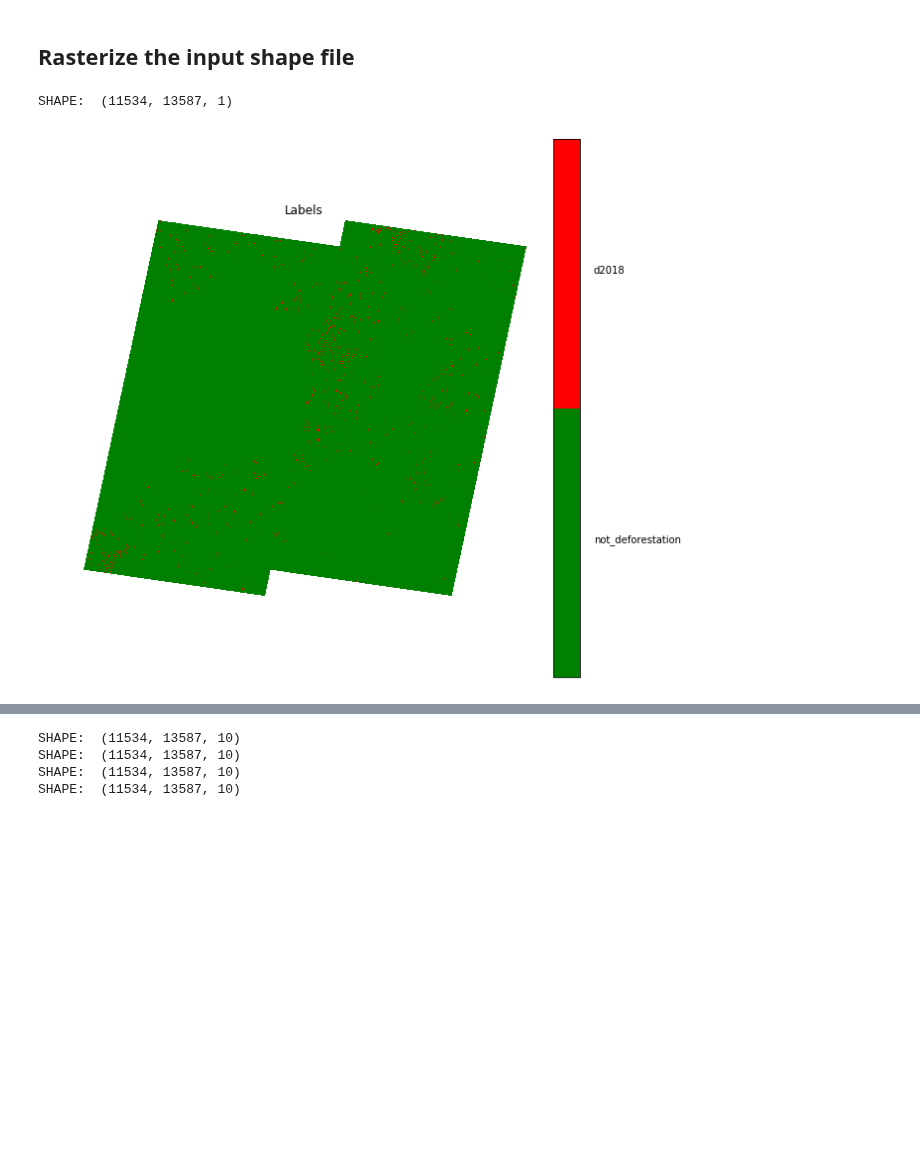
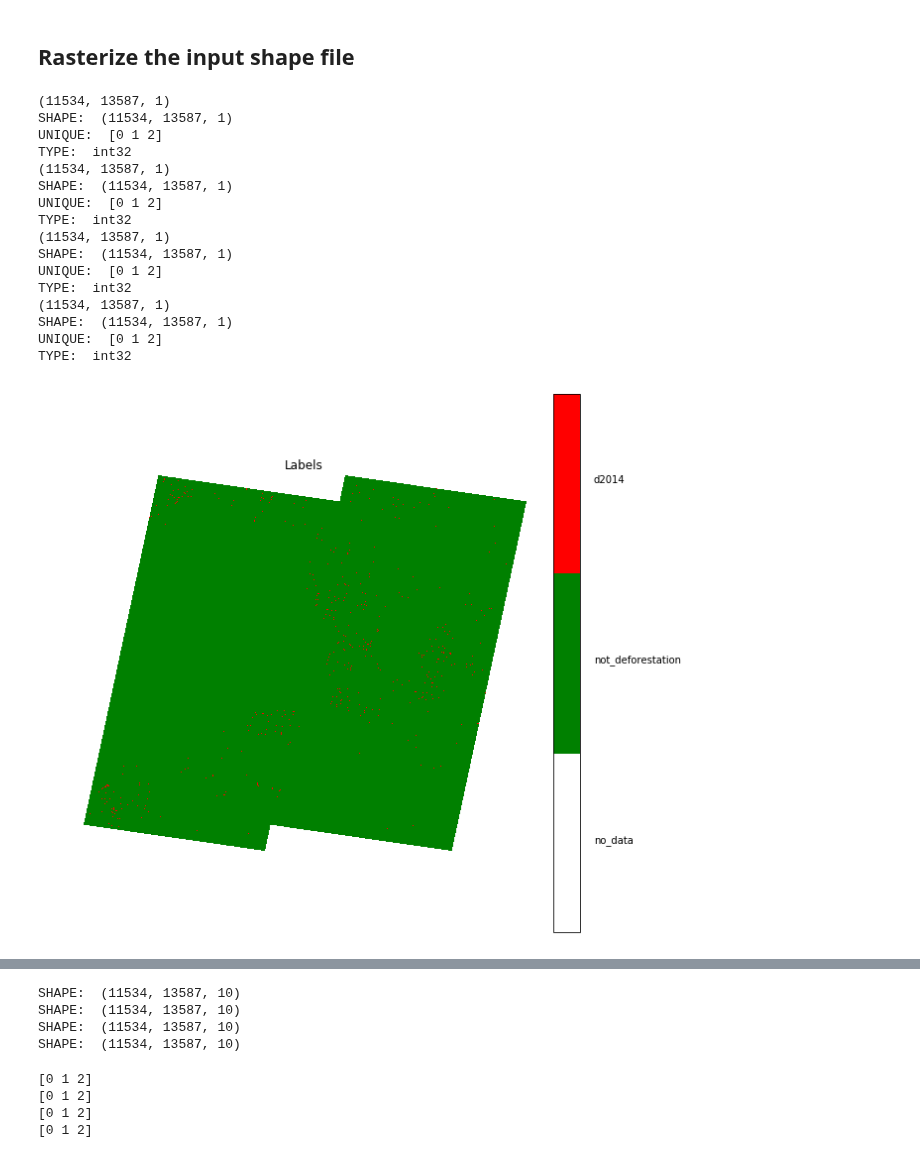
Before and after one commit to rvmaretto/deepgeo, a Jupyter notebook: notebooks/paper_deforestation_2018/generate_dataset_paper-timestack.ipynb, the cells around one changed output, grey strips where cells are left out. Drawn from its saved outputs; the diff is of its cells as text; code cells hidden in the pictures; blank space fills up the shorter version.

```diff
--- a/notebooks/paper_deforestation_2018/generate_dataset_paper-timestack.ipynb
+++ b/notebooks/paper_deforestation_2018/generate_dataset_paper-timestack.ipynb
@@ -32,13 +32,14 @@ reload(vis)
 # Input Files
 DATA_DIR = "/home/raian/doutorado/Dados/generated"
 shape_file = os.path.join(DATA_DIR, 'Prodes_mosaic.shp')
-raster_files = [#os.path.join(DATA_DIR, "stacked_mosaic_2013_2014.tif"),
-#                 os.path.join(DATA_DIR, "stacked_mosaic_2014_2015.tif"),
-#                 os.path.join(DATA_DIR, "stacked_mosaic_2015_2016.tif"),
-#                 os.path.join(DATA_DIR, "stacked_mosaic_2016_2017.tif")] #,
-                os.path.join(DATA_DIR, "stacked_mosaic_2017_2018.tif")]
+raster_files = [os.path.join(DATA_DIR, "stacked_mosaic_2013_2014.tif"),
+                os.path.join(DATA_DIR, "stacked_mosaic_2014_2015.tif"),
+                os.path.join(DATA_DIR, "stacked_mosaic_2015_2016.tif"),
+                os.path.join(DATA_DIR, "stacked_mosaic_2016_2017.tif")] #,
+#                 os.path.join(DATA_DIR, "stacked_mosaic_2017_2018.tif")]
 
-classes_of_interest = [['d2018']] # ['d2014'], ['d2015'], ['d2016'], ['d2017']] #, ['d2018']]
+classes_of_interest = [['d2014'], ['d2015'], ['d2016'], ['d2017']]
+# classes_of_interest = [['d2018']]
 non_class = "not_deforestation"
 class_column = "class_name"
 class_names = ['not_deforestation', 'deforestation']
@@ -46,11 +47,11 @@ class_names = ['not_deforestation', 'deforestation']
 # Output Files
 output_path = DATA_DIR
 # fs.mkdir(output_path)
-out_labels = [#os.path.join(output_path, 'labels_2014.tif'),
-              #os.path.join(output_path, 'labels_2015.tif'),
-              #os.path.join(output_path, 'labels_2016.tif'),
-              #os.path.join(output_path, 'labels_2017.tif')] #,
-              os.path.join(output_path, 'labels_2018.tif')]
+out_labels = [os.path.join(output_path, 'labels_2014.tif'),
+              os.path.join(output_path, 'labels_2015.tif'),
+              os.path.join(output_path, 'labels_2016.tif'),
+              os.path.join(output_path, 'labels_2017.tif')]
+#               os.path.join(output_path, 'labels_2018.tif')]
 # output_shp = os.path.join(output_path, "new_samples.shp")
 output_ds = os.path.join(output_path, 'dataset_286x286_no_samp_cl-2013-2017')
 ds_file_name = 'dataset'
@@ -60,23 +61,45 @@ chip_size = 286
 # %% [markdown]
 ## Rasterize the input shape file
 # %%
+import gdal
 rasterized_layers = []
 for year in range(0, len(classes_of_interest)):
     rasterizer = rstzr.Rasterizer(shape_file,
                                   raster_files[year],
                                   class_column,
                                   classes_interest=classes_of_interest[year],
                                   non_class_name=non_class)
 
     rasterizer.collect_class_names()
     rasterizer.rasterize_layer()
-    m_class_names = rasterizer.get_class_names()
-#     rasterizer.remove_labels_under_cloud(pos_qa=6, new_label=1)
-    rasterized_layers.append(rasterizer.get_labeled_raster())
+    m_class_names = ['no_data'] + rasterizer.get_class_names()
+    rasterizer.remove_labels_under_cloud(pos_qa=6, new_label=1)
+    print(rasterizer.get_labeled_raster().shape)
     rasterizer.save_labeled_raster_to_gtiff(out_labels[year])
+
+    ds = gdal.Open(out_labels[year])
+    rs = ds.ReadAsArray()
+    rasterized_layers.append(np.expand_dims(rs.astype(np.int32), -1))
     print('SHAPE: ', rasterized_layers[year].shape)
+    print('UNIQUE: ', np.unique(rasterized_layers[year]))
+    print('TYPE: ', rasterized_layers[year].dtype)
 
-    vis.plot_labels(rasterized_layers[year], m_class_names, colors=["green", "red"])
+    vis.plot_labels(rasterized_layers[year], m_class_names, colors=["white", "green", "red"])
 # %% [output]
+(11534, 13587, 1)
 SHAPE:  (11534, 13587, 1)
+UNIQUE:  [0 1 2]
+TYPE:  int32
+(11534, 13587, 1)
+SHAPE:  (11534, 13587, 1)
+UNIQUE:  [0 1 2]
+TYPE:  int32
+(11534, 13587, 1)
+SHAPE:  (11534, 13587, 1)
+UNIQUE:  [0 1 2]
+TYPE:  int32
+(11534, 13587, 1)
+SHAPE:  (11534, 13587, 1)
+UNIQUE:  [0 1 2]
+TYPE:  int32
-[figure, old version]
+[figure, new version]
@@ -117,4 +131,12 @@ SHAPE:  (11534, 13587, 10)
 # for array in raster_arrays:
 #     vis.plot_image_histogram(array, cmap=["green", "red", "cyan", "blue", "yellow"],
 #                              title="Standardized Raster", legend=["Green", "Red", "NIR", "SWIR 1", "SWIR 2"])
+# %%
+for i in rasterized_layers:
+    print(np.unique(i))
+# %% [output]
+[0 1 2]
+[0 1 2]
+[0 1 2]
+[0 1 2]
 # %%
```
Also changed, not shown: parts of 4 cells of this notebook, 4 other files.
